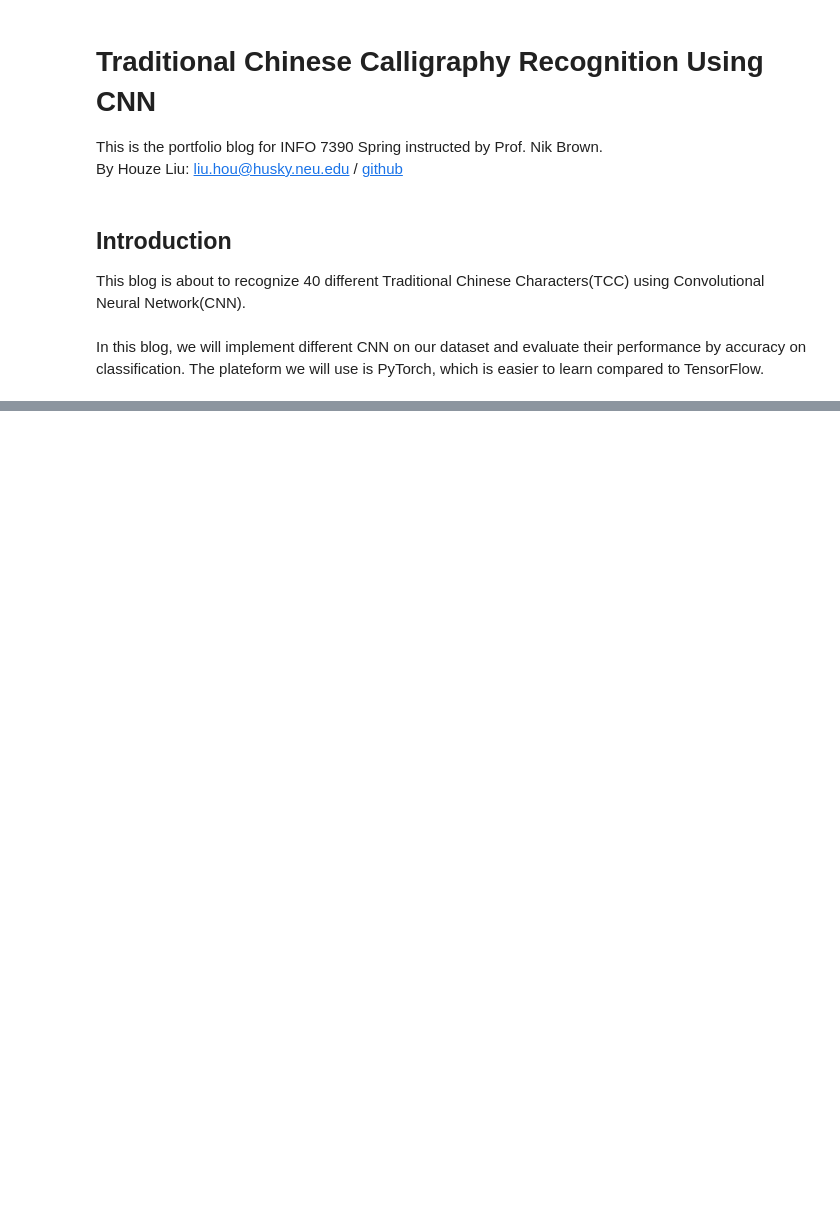
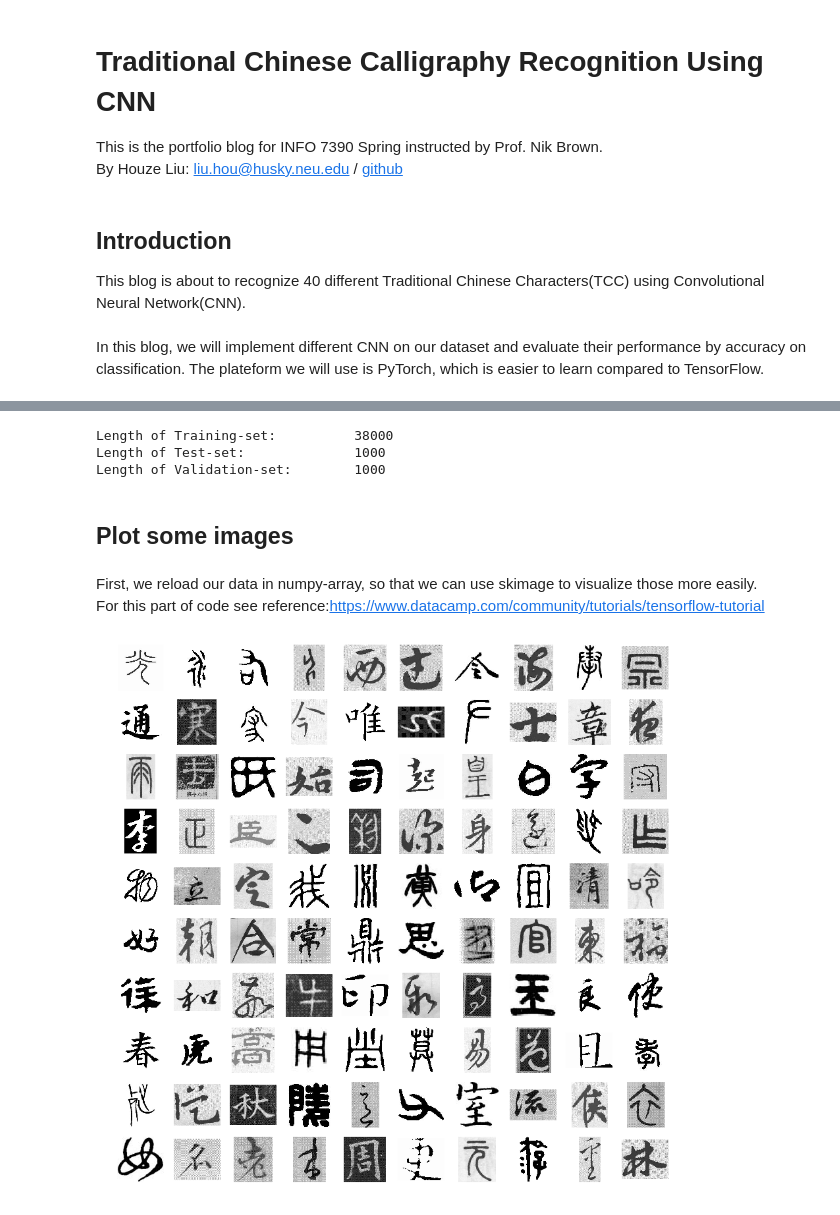
Before and after one commit to HouHouHouHouHouHou/7390, a Jupyter notebook: PortfolioBlog.ipynb, the cells around one changed output, grey strips where cells are left out. Drawn from its saved outputs; the diff is of its cells as text; code cells hidden in the pictures; blank space fills up the shorter version.

```diff
--- a/PortfolioBlog.ipynb
+++ b/PortfolioBlog.ipynb
@@ -27,0 +77,13 @@ performance
+# %%
+print("Length of Training-set:\t\t {}\nLength of Test-set:\t\t {}\nLength of Validation-set:\t {}".format(
+    len(dataloaders['train'])*batch_size,
+    len(dataloaders['test'])*batch_size,
+    len(dataloaders['validation'])*batch_size))
+# %% [output]
+Length of Training-set:          38000
+Length of Test-set:              1000
+Length of Validation-set:        1000
+# %% [markdown]
+## Plot some images
+# %% [markdown]
+First, we reload our data in numpy-array, so that we can use skimage to visualize those more easily.<br>For this part of code see reference:https://www.datacamp.com/community/tutorials/tensorflow-tutorial
@@ -27,0 +112,30 @@ performance
+# %%
+from skimage.color import rgb2gray
+
+# Get the unique labels
+unique_labels = set(labels)
+
+# Initialize the figure
+plt.figure(figsize=(15, 15))
+
+# Set a counter
+i = 1
+
+# For each unique label,
+for label in unique_labels:
+    # You pick the first image for each label
+    image = rgb2gray(images[labels.index(label)])
+    # Define 100 subplots
+    plt.subplot(10, 10, i)
+    # Don't include axes
+    plt.axis('off')
+    # Add a title to each subplot
+    # Add 1 to the counter
+    i += 1
+    # And you plot this first image
+    plt.imshow(image, cmap = "gray")
+
+# Show the plot
+plt.show()
+# %% [output]
+[figure, added]
```
Also changed, not shown: parts of 54 cells of this notebook, 7 other files.
